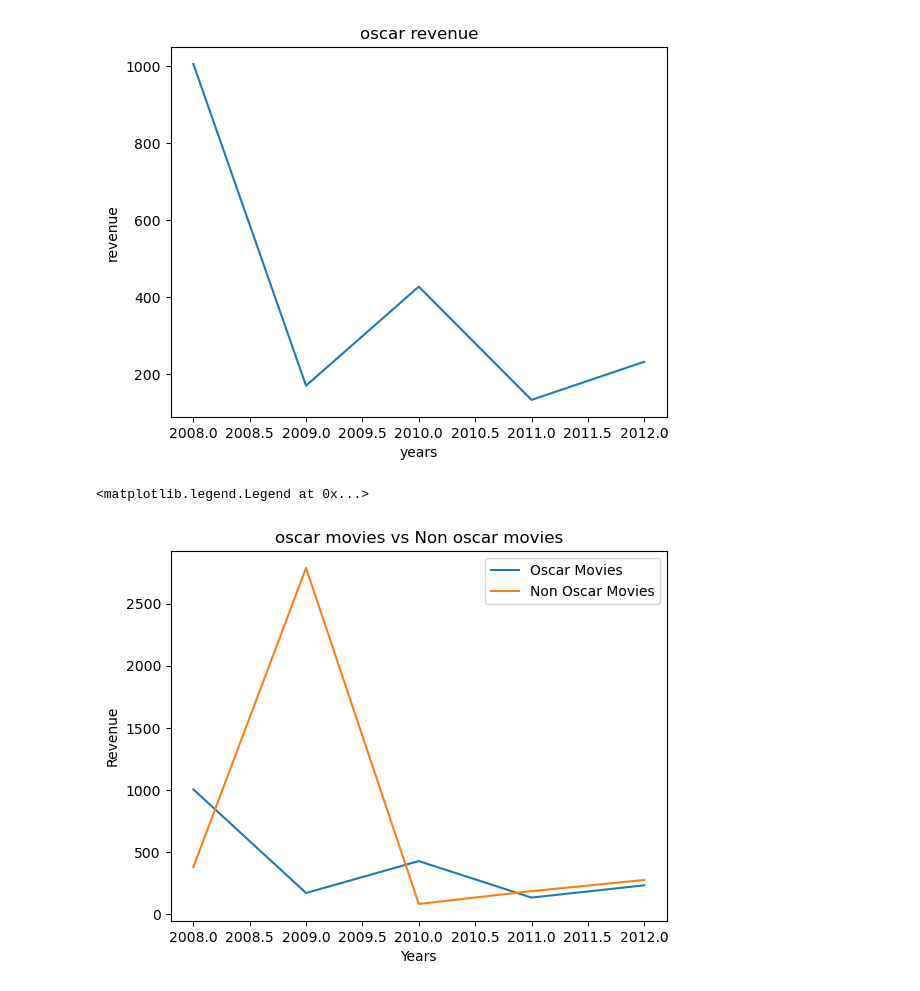
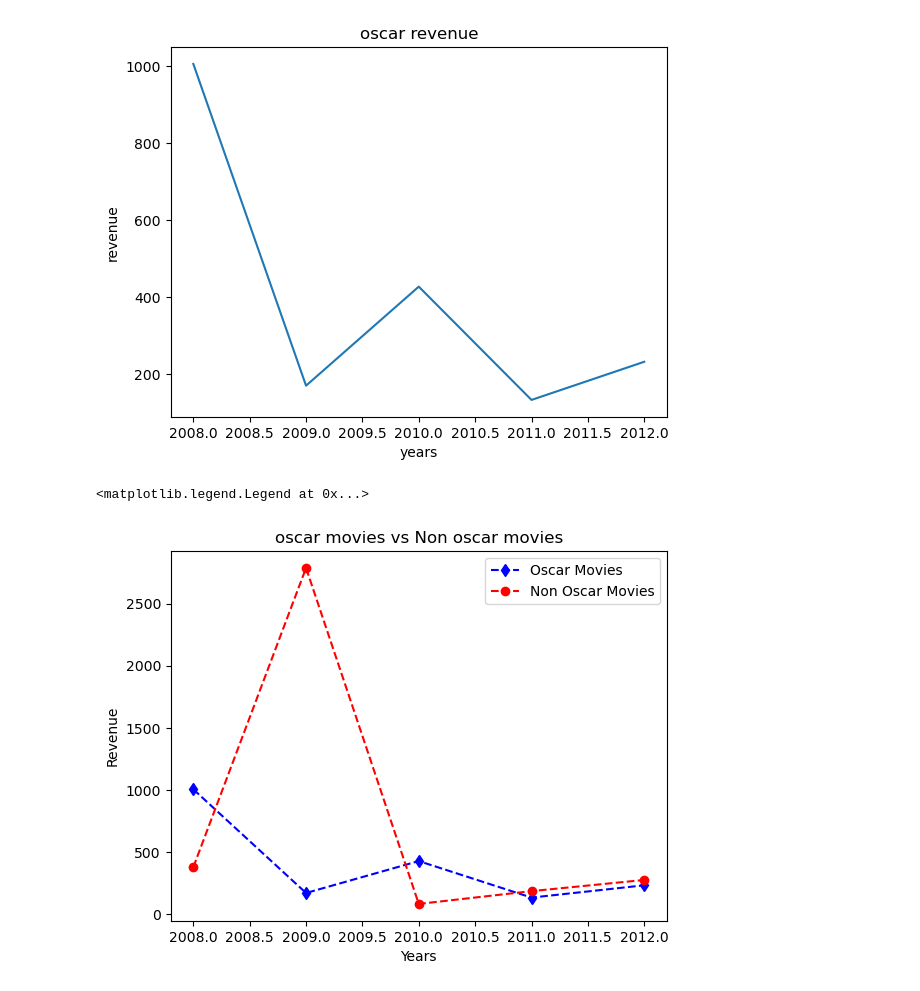
Before and after one commit to kv1029/AI_ML, a Jupyter notebook: 05_dataVisualization/Visualize.ipynb, the cells around one changed output. Saved outputs shown, nothing was run; the diff lists cells and outputs as text; code cells hidden in the pictures.

Commit message:
more ways for graph

```diff
--- a/05_dataVisualization/Visualize.ipynb
+++ b/05_dataVisualization/Visualize.ipynb
@@ -28,13 +29,13 @@ Text(0, 0.5, 'revenue')
 # %%
 #Non-Oscar Winner Movies
 non_oscar_movies = ["Slumdog Millionaire", "Avatar", "Inception", "Hugo", "Lincoln"]
 non_oscar_revenue = [378, 2788, 82, 185, 275] # in $M
-plt.plot(years,oscar_revenue,label="Oscar Movies")
-plt.plot(years,non_oscar_revenue,"o--,label="Non Oscar Movies")
+plt.plot(years,oscar_revenue,"d--b",label="Oscar Movies")
+plt.plot(years,non_oscar_revenue,"o--r",label="Non Oscar Movies")
 plt.title("oscar movies vs Non oscar movies")
 plt.xlabel("Years")
 plt.ylabel("Revenue")
 plt.legend() ##help to label the data line ex in first plot label="Oscar Movies"
 # %% [output]
 <matplotlib.legend.Legend at 0x...>
-[figure, old version]
+[figure, new version]
```
Also changed, not shown: parts of 10 cells of this notebook, 1 other file.
